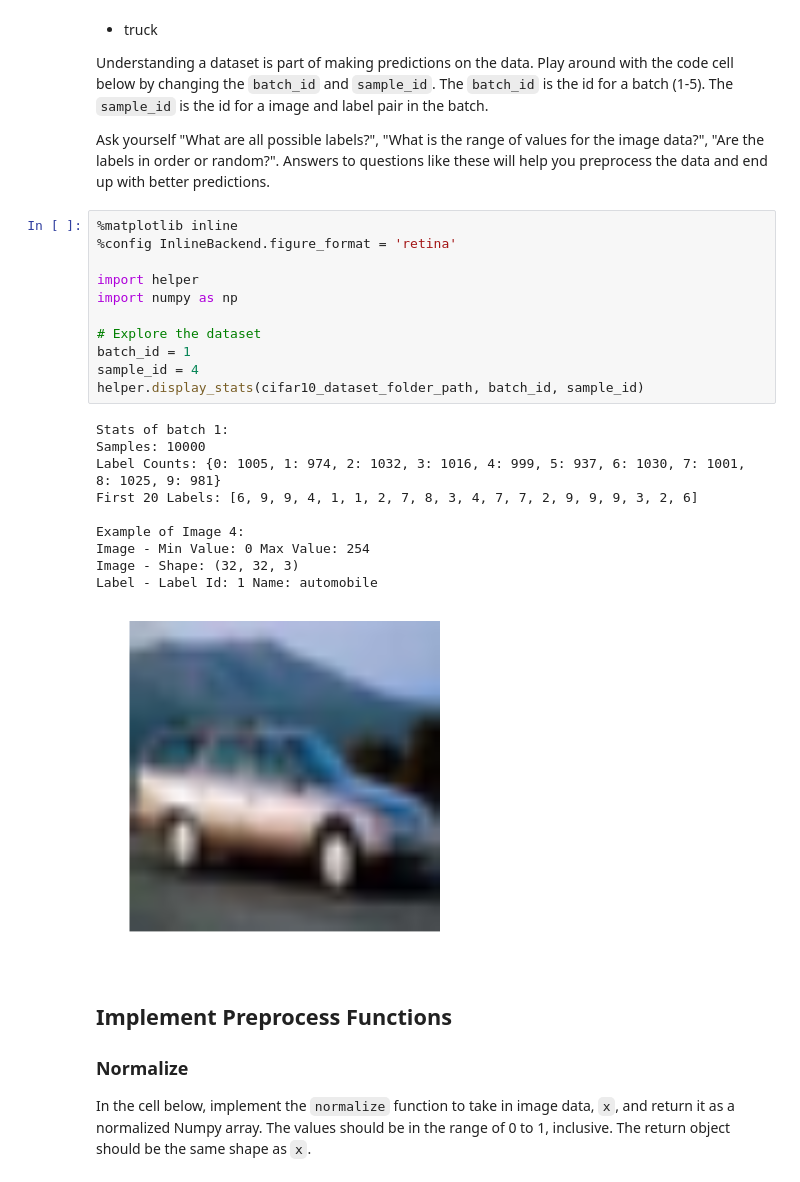
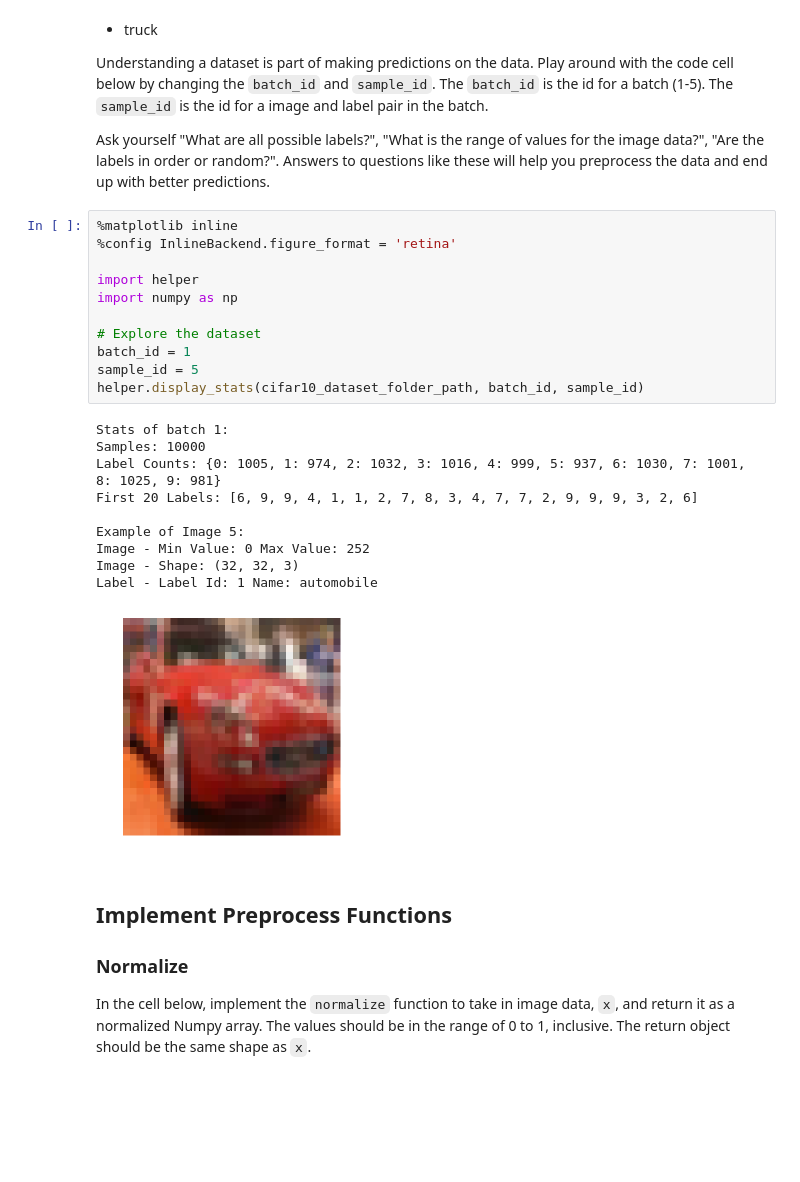
Before and after one commit to parth-desai/DLNDF-Project-2, a Jupyter notebook: dlnd_image_classification.ipynb, the cells around one changed output. Cells and saved outputs as stored; diff of their text form; blank space fills up the shorter version.

```diff
--- a/dlnd_image_classification.ipynb
+++ b/dlnd_image_classification.ipynb
@@ -59,25 +59,25 @@ Ask yourself "What are all possible labels?", "What is the range of values for t
 # %%
 %matplotlib inline
 %config InlineBackend.figure_format = 'retina'
 
 import helper
 import numpy as np
 
 # Explore the dataset
 batch_id = 1
-sample_id = 4
+sample_id = 5
 helper.display_stats(cifar10_dataset_folder_path, batch_id, sample_id)
 # %% [output]
 Stats of batch 1:
 Samples: 10000
 Label Counts: {0: 1005, 1: 974, 2: 1032, 3: 1016, 4: 999, 5: 937, 6: 1030, 7: 1001, 8: 1025, 9: 981}
 First 20 Labels: [6, 9, 9, 4, 1, 1, 2, 7, 8, 3, 4, 7, 7, 2, 9, 9, 9, 3, 2, 6]
 
-Example of Image 4:
-Image - Min Value: 0 Max Value: 254
+Example of Image 5:
+Image - Min Value: 0 Max Value: 252
 Image - Shape: (32, 32, 3)
 Label - Label Id: 1 Name: automobile
-[figure, old version]
+[figure, new version]
 # %% [markdown]
 ## Implement Preprocess Functions
 ### Normalize
```
Also changed, not shown: parts of 7 cells of this notebook.
